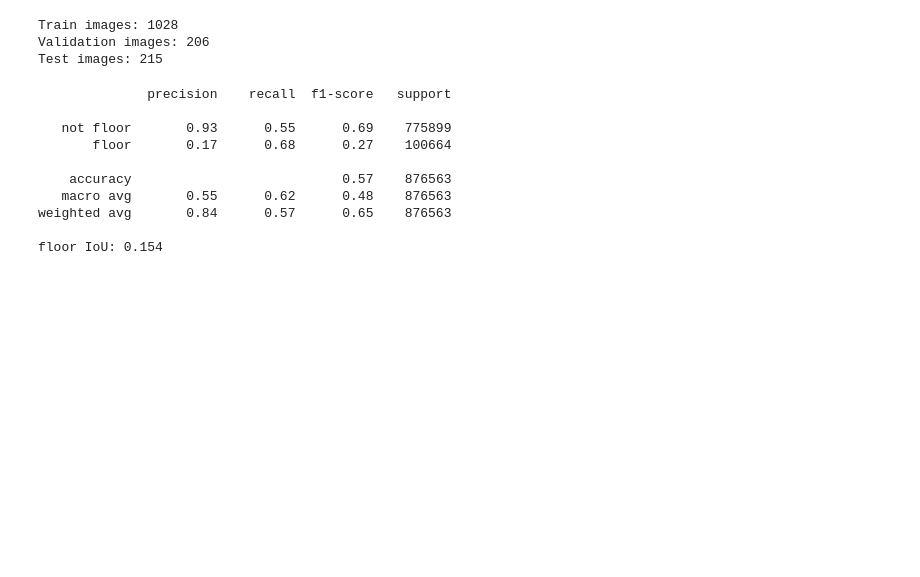
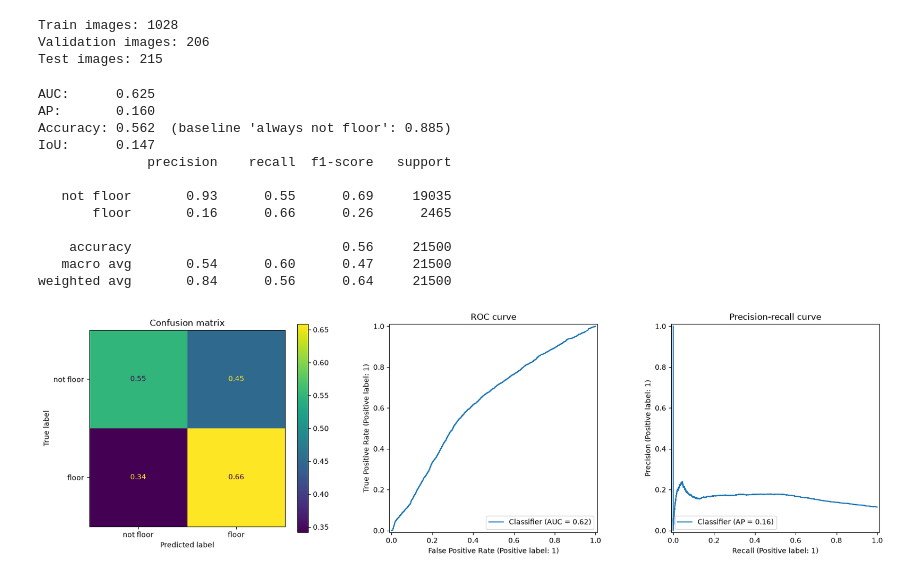
Before and after one commit to slymachenko/indoor-semantic-segmentation, a Jupyter notebook: notebooks/simple_logistic_classifier.ipynb, the cells around one changed output. Saved outputs shown, nothing was run; the diff lists cells and outputs as text; code cells hidden in the pictures; blank space fills up the shorter version.

```diff
--- a/notebooks/simple_logistic_classifier.ipynb
+++ b/notebooks/simple_logistic_classifier.ipynb
@@ -15,12 +15,12 @@ from common.config import (
     TEST_FRACTION,
     RANDOM_STATE,
 )
-from common.utils import NYUDepthV2, binary_target_mask, make_data_splits, build_pixel_dataset
+from common.utils import NYUDepthV2, binary_target_mask, make_data_splits, build_pixel_dataset,evaluate
 
 from sklearn.linear_model import LogisticRegression
 from sklearn.metrics import classification_report, jaccard_score, roc_auc_score, accuracy_score, confusion_matrix, ConfusionMatrixDisplay, RocCurveDisplay
 
-DS_STEP = 8
+N_PIXELS = 100
 # %%
 nyu = NYUDepthV2(MAT_PATH)
 target_ids = [nyu.class_names.index(target) + 1 for target in TARGET_CLASS_NAMES]
@@ -36,8 +36,8 @@ print(f"Train images: {len(train_indices)}")
 print(f"Validation images: {len(val_indices)}")
 print(f"Test images: {len(test_indices)}")
 
-X_train, y_train = build_pixel_dataset(nyu, train_indices, target_ids, DS_STEP)
-X_test, y_test = build_pixel_dataset(nyu, test_indices, target_ids, DS_STEP)
+X_train, y_train = build_pixel_dataset(nyu, train_indices, target_ids, N_PIXELS, RANDOM_STATE)
+X_test, y_test = build_pixel_dataset(nyu, test_indices, target_ids, N_PIXELS, RANDOM_STATE)
 # %% [output]
 Train images: 1028
 Validation images: 206
@@ -45,18 +45,20 @@ Test images: 215
 # %%
 clf = LogisticRegression(class_weight="balanced", max_iter=1000)
 clf.fit(X_train, y_train)
 
-y_pred = clf.predict(X_test)
-print(classification_report(y_test, y_pred, target_names=["not floor", "floor"]))
-print(f"floor IoU: {jaccard_score(y_test, y_pred):.3f}")
+y_proba = clf.predict_proba(X_test)[:, 1]
+evaluate(y_test, y_proba)
 # %% [output]
+AUC:      0.625
+AP:       0.160
+Accuracy: 0.562  (baseline 'always not floor': 0.885)
+IoU:      0.147
               precision    recall  f1-score   support
 
-   not floor       0.93      0.55      0.69    775899
-       floor       0.17      0.68      0.27    100664
+   not floor       0.93      0.55      0.69     19035
+       floor       0.16      0.66      0.26      2465
 
-    accuracy                           0.57    876563
-   macro avg       0.55      0.62      0.48    876563
-weighted avg       0.84      0.57      0.65    876563
-
-floor IoU: 0.154
+    accuracy                           0.56     21500
+   macro avg       0.54      0.60      0.47     21500
+weighted avg       0.84      0.56      0.64     21500
+[figure, added]
```
Also changed, not shown: parts of 2 cells of this notebook, 4 other files.
